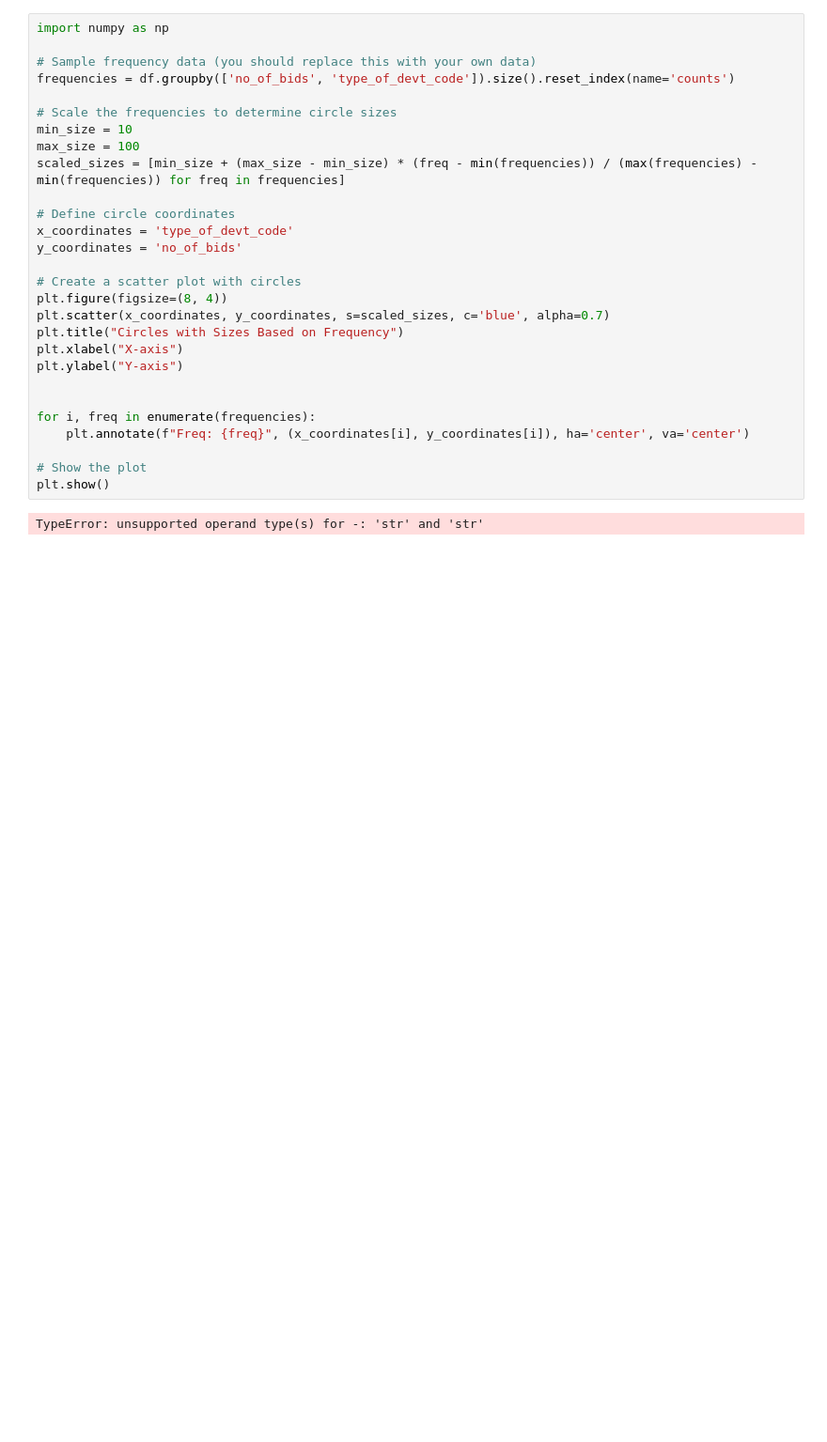
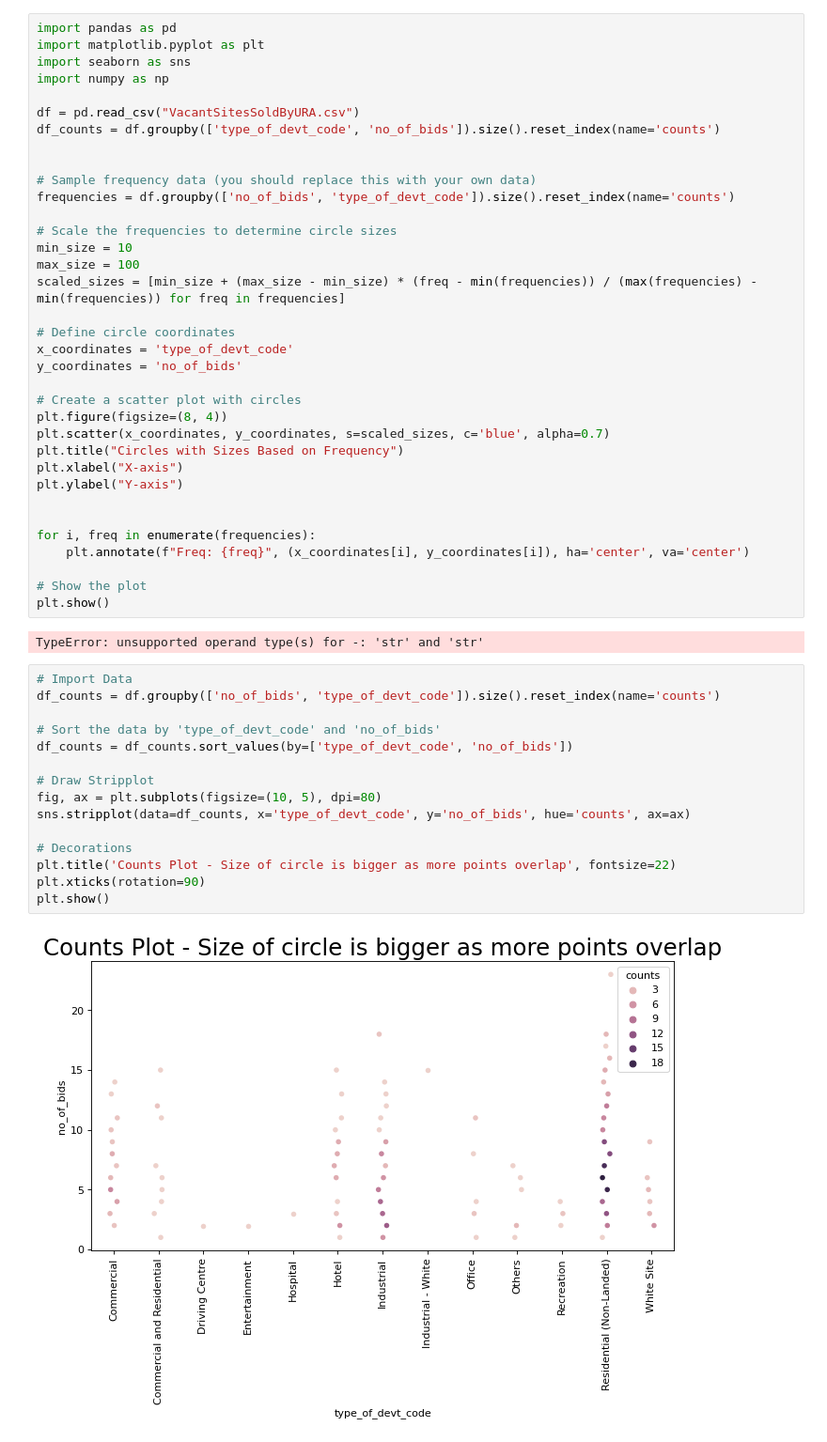
Before and after one commit to ethanschoo/DAO2k-Project, a Jupyter notebook: Goodbye Cruel World.ipynb, the cells around one changed output. Shown: that part at 94% size. Cells and saved outputs as stored; diff of their text form; blank space fills up the shorter version.

```diff
--- a/Goodbye Cruel World.ipynb
+++ b/Goodbye Cruel World.ipynb
@@ -50,7 +50,14 @@ plt.show()
 TypeError: stripplot() takes from 0 to 1 positional arguments but 2 positional arguments (and 3 keyword-only arguments) were given
 [figure]
 # %%
+import pandas as pd
+import matplotlib.pyplot as plt
+import seaborn as sns
 import numpy as np
+
+df = pd.read_csv("VacantSitesSoldByURA.csv")
+df_counts = df.groupby(['type_of_devt_code', 'no_of_bids']).size().reset_index(name='counts')
+
 
 # Sample frequency data (you should replace this with your own data)
 frequencies = df.groupby(['no_of_bids', 'type_of_devt_code']).size().reset_index(name='counts')
@@ -79,3 +86,20 @@ for i, freq in enumerate(frequencies):
 plt.show()
 # %% [output]
 TypeError: unsupported operand type(s) for -: 'str' and 'str'
+# %%
+# Import Data
+df_counts = df.groupby(['no_of_bids', 'type_of_devt_code']).size().reset_index(name='counts')
+
+# Sort the data by 'type_of_devt_code' and 'no_of_bids'
+df_counts = df_counts.sort_values(by=['type_of_devt_code', 'no_of_bids'])
+
+# Draw Stripplot
+fig, ax = plt.subplots(figsize=(10, 5), dpi=80)
+sns.stripplot(data=df_counts, x='type_of_devt_code', y='no_of_bids', hue='counts', ax=ax)
+
+# Decorations
+plt.title('Counts Plot - Size of circle is bigger as more points overlap', fontsize=22)
+plt.xticks(rotation=90)
+plt.show()
+# %% [output]
+[figure, added]
```
Also changed, not shown: parts of 1 cell of this notebook.
